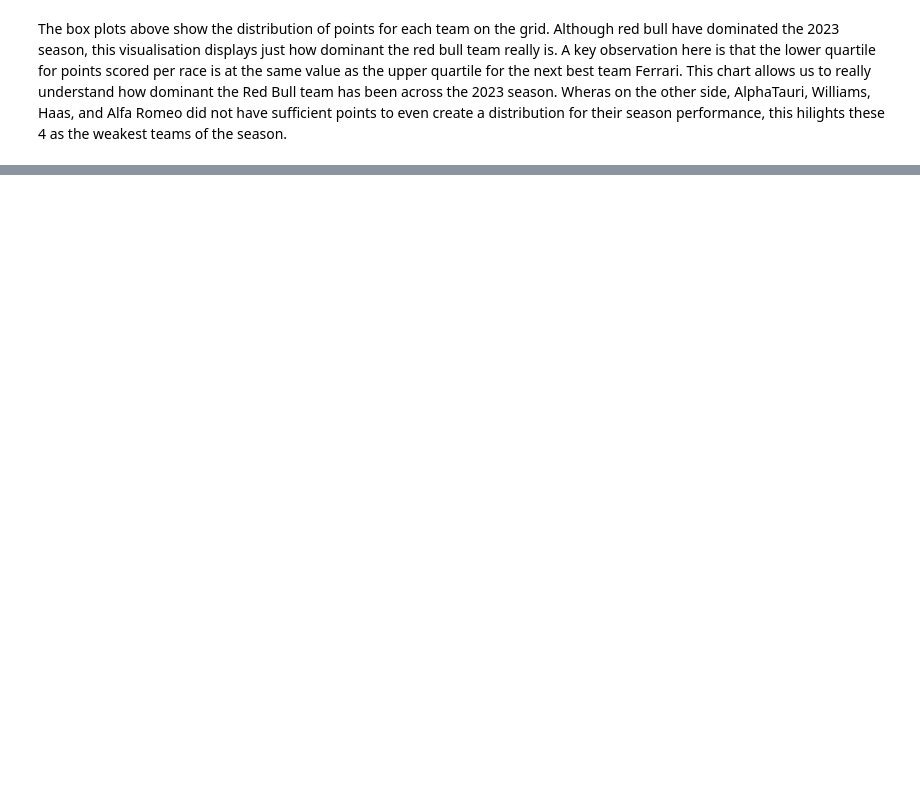
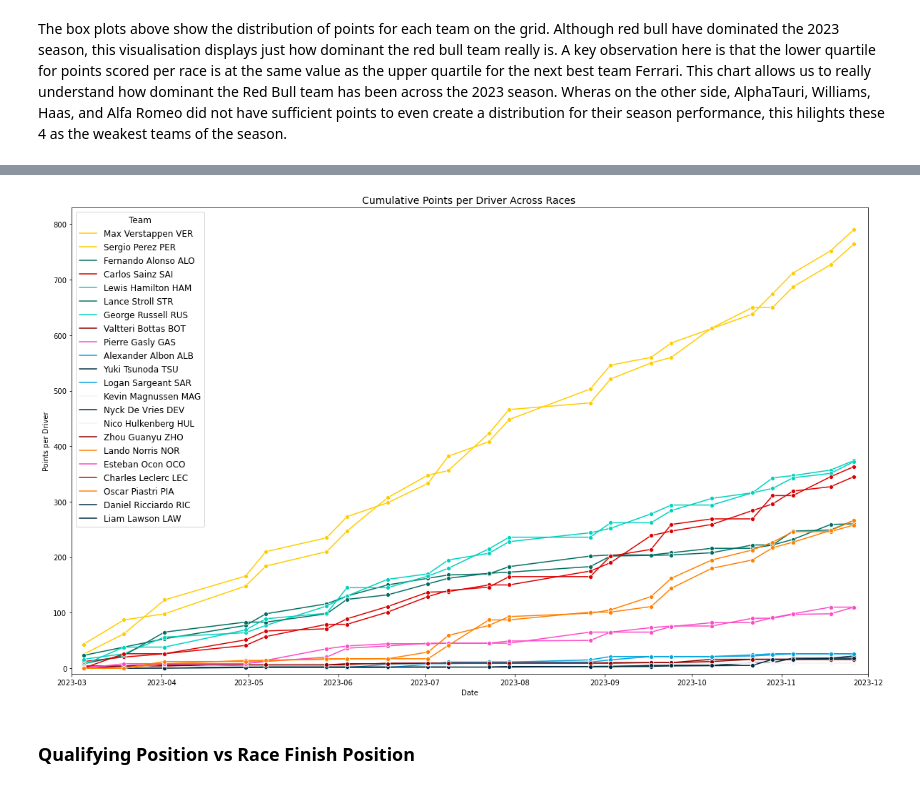
Before and after one commit to Wiktoria-Okla/BEE2041_EmpiricalProject, a Jupyter notebook: Blog_Jupyter_Script.ipynb, the cells around one changed output, grey strips where cells are left out. Saved outputs shown, nothing was run; the diff lists cells and outputs as text; code cells hidden in the pictures; blank space fills up the shorter version.

```diff
--- a/Blog_Jupyter_Script.ipynb
+++ b/Blog_Jupyter_Script.ipynb
@@ -1053,0 +624,14 @@ The box plots above show the distribution of position for each driver on the gri
+# %%
+plt.figure(figsize = (20,12))
+sns.lineplot(data = F1_full, x = 'Date', y = 'Cumulative_PTS', hue = 'Driver', marker = 'o', palette = driver_colours_func)
+plt.xlabel('Date')
+plt.ylabel('Points per Driver')
+plt.legend(title = 'Team', prop = {'size': 12}, fontsize = '10', title_fontsize = '12')
+plt.ylim(-10,)
+plt.xlim(pd.Timestamp('2023-03'), pd.Timestamp('2023-12'))
+plt.title('Cumulative Points per Driver Across Races ', fontsize = 14)
+plt.show()
+# %% [output]
+[figure, added]
+# %% [markdown]
+### Qualifying Position vs Race Finish Position
```
Also changed, not shown: parts of 89 cells of this notebook.
